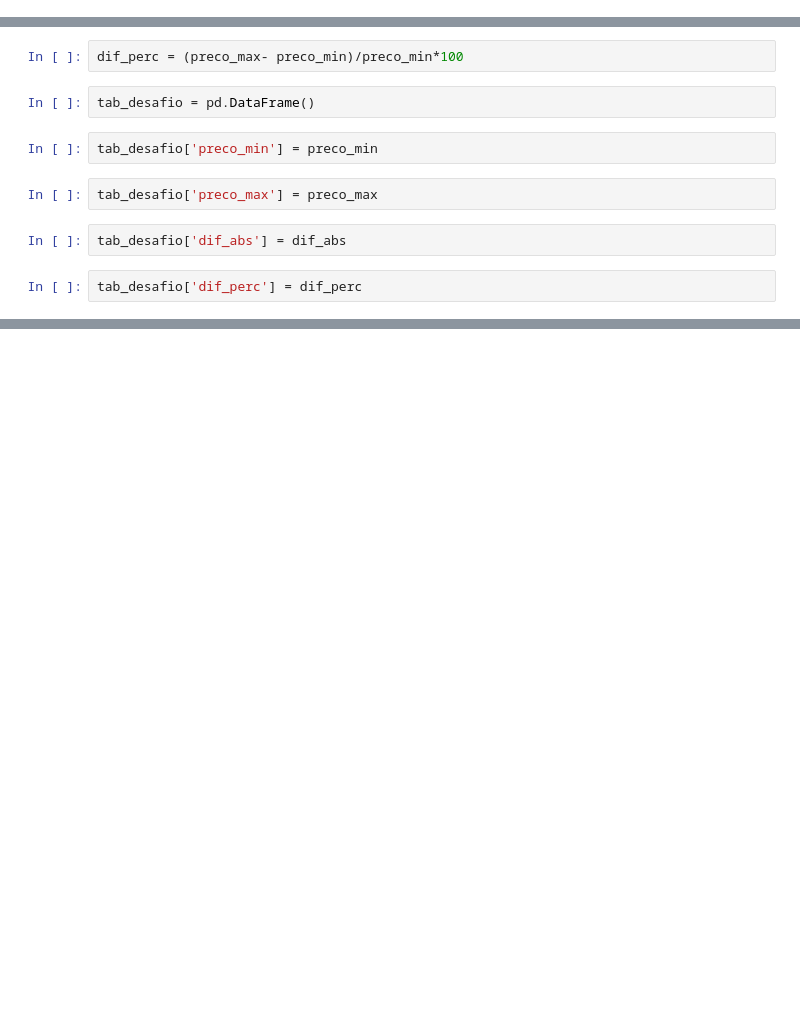
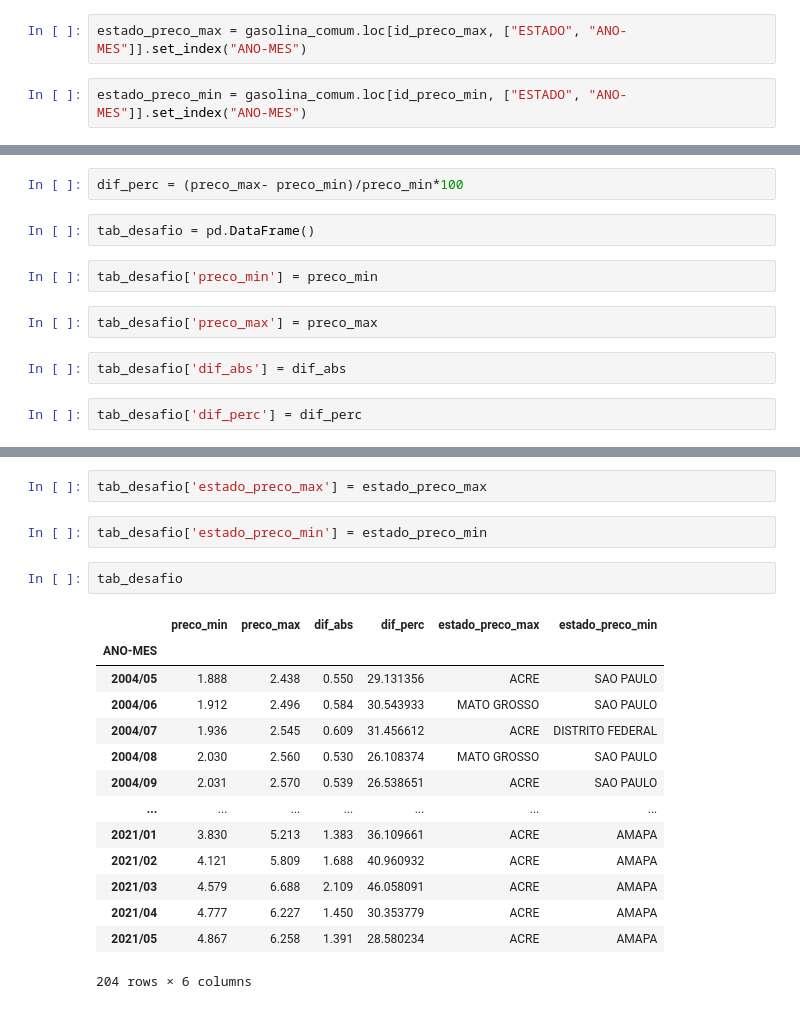
Before and after one commit to thiago-p-anjos/Estudando_Pandas, a Jupyter notebook: Exercícios Pandas.ipynb, the cells around one changed output, grey strips where cells are left out. Saved outputs shown, nothing was run; the diff lists cells and outputs as text; blank space fills up the shorter version.

```diff
--- a/Exercícios Pandas.ipynb
+++ b/Exercícios Pandas.ipynb
@@ -352,3 +340,7 @@ preco_min = gasolina_comum.groupby(gasolina_comum['ANO-MES'])['PREÇO MÉDIO REV
+# %%
+estado_preco_max = gasolina_comum.loc[id_preco_max, ["ESTADO", "ANO-MES"]].set_index("ANO-MES")
+# %%
+estado_preco_min = gasolina_comum.loc[id_preco_min, ["ESTADO", "ANO-MES"]].set_index("ANO-MES")
 # %%
 dif_abs = preco_max - preco_min
 # %%
@@ -396,0 +358,21 @@ Name: PREÇO MÉDIO REVENDA, Length: 23570, dtype: float64
+# %%
+tab_desafio['estado_preco_max'] = estado_preco_max
+# %%
+tab_desafio['estado_preco_min'] = estado_preco_min
+# %%
+tab_desafio
+# %% [output]
+|  | preco_min | preco_max | dif_abs | dif_perc | estado_preco_max | estado_preco_min |
+| ANO-MES |  |  |  |  |  |  |
+| 2004/05 | 1.888 | 2.438 | 0.550 | 29.131356 | ACRE | SAO PAULO |
+| 2004/06 | 1.912 | 2.496 | 0.584 | 30.543933 | MATO GROSSO | SAO PAULO |
+| 2004/07 | 1.936 | 2.545 | 0.609 | 31.456612 | ACRE | DISTRITO FEDERAL |
+| 2004/08 | 2.030 | 2.560 | 0.530 | 26.108374 | MATO GROSSO | SAO PAULO |
+| 2004/09 | 2.031 | 2.570 | 0.539 | 26.538651 | ACRE | SAO PAULO |
+| ... | ... | ... | ... | ... | ... | ... |
+| 2021/01 | 3.830 | 5.213 | 1.383 | 36.109661 | ACRE | AMAPA |
+| 2021/02 | 4.121 | 5.809 | 1.688 | 40.960932 | ACRE | AMAPA |
+| 2021/03 | 4.579 | 6.688 | 2.109 | 46.058091 | ACRE | AMAPA |
+| 2021/04 | 4.777 | 6.227 | 1.450 | 30.353779 | ACRE | AMAPA |
+| 2021/05 | 4.867 | 6.258 | 1.391 | 28.580234 | ACRE | AMAPA |
+204 rows × 6 columns
```
Also changed, not shown: parts of 7 cells of this notebook.
